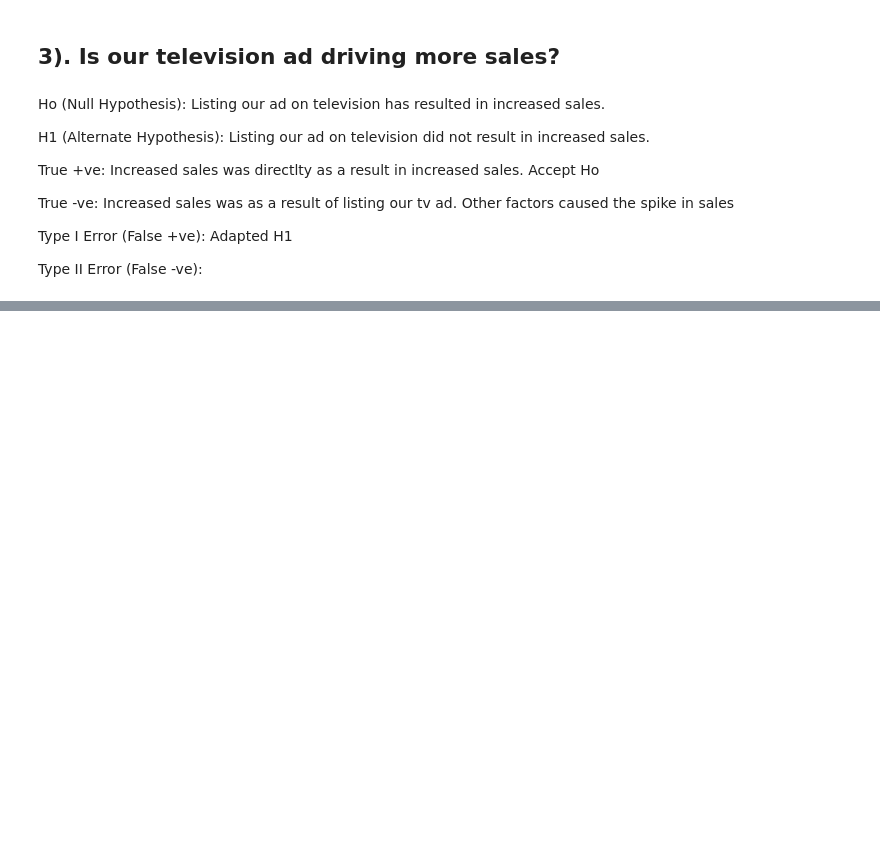
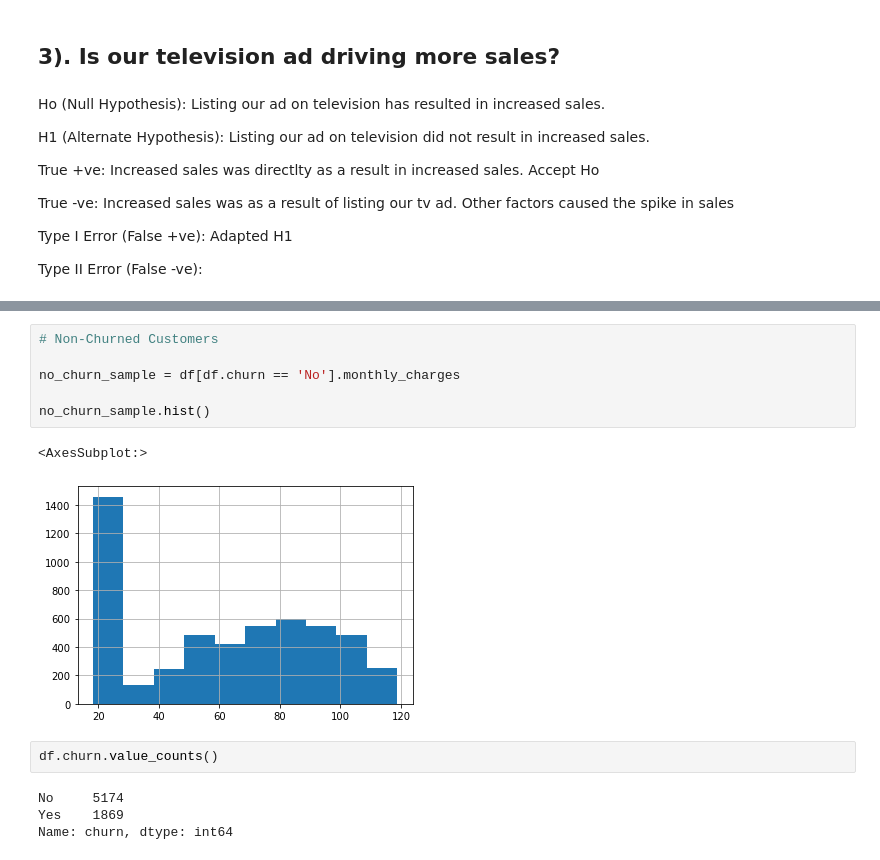
Before and after one commit to stephenkipkurui/statistics-exercises, a Jupyter notebook: hypothesis_testing.ipynb, the cells around one changed output, grey strips where cells are left out. Saved outputs shown, nothing was run; the diff lists cells and outputs as text; blank space fills up the shorter version.

```diff
--- a/hypothesis_testing.ipynb
+++ b/hypothesis_testing.ipynb
@@ -50,0 +118,15 @@ Type II Error (False -ve):
+# %%
+# Non-Churned Customers
+
+no_churn_sample = df[df.churn == 'No'].monthly_charges
+
+no_churn_sample.hist()
+# %% [output]
+<AxesSubplot:>
+[figure, added]
+# %%
+df.churn.value_counts()
+# %% [output]
+No     5174
+Yes    1869
+Name: churn, dtype: int64
```
Also changed, not shown: parts of 21 cells of this notebook.
